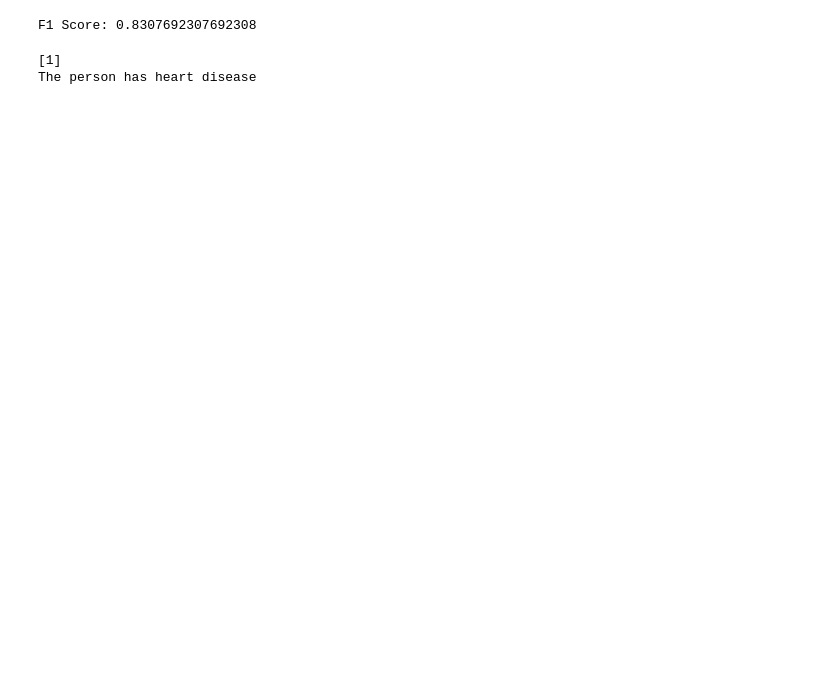
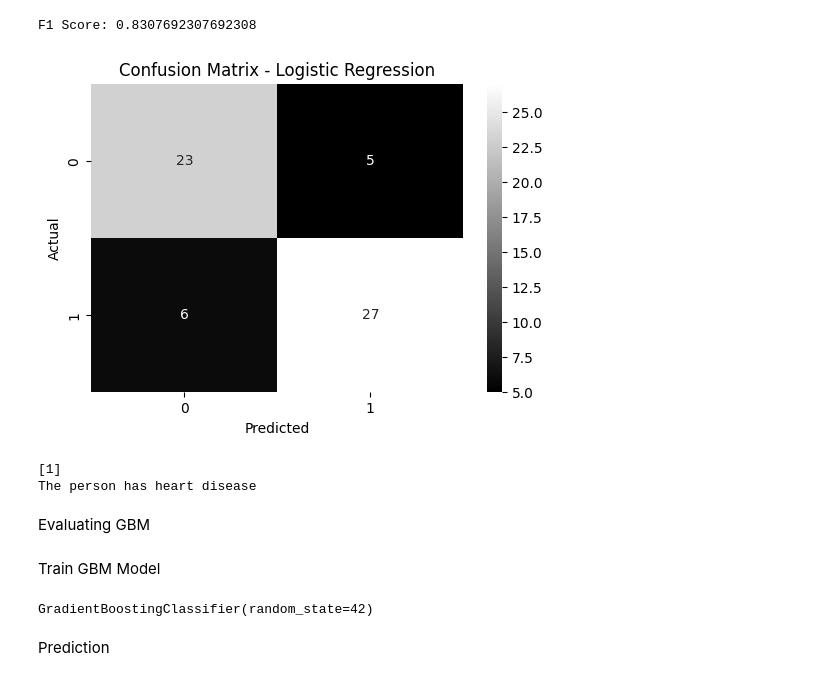
Before and after one commit to Susmi0350/Heart-Disease-Prediction, a Jupyter notebook: Project_Heart_Disease_Prediction.ipynb, the cells around one changed output. Drawn from its saved outputs; the diff is of its cells as text; code cells hidden in the pictures; blank space fills up the shorter version.

```diff
--- a/Project_Heart_Disease_Prediction.ipynb
+++ b/Project_Heart_Disease_Prediction.ipynb
@@ -224,6 +241,16 @@ test_data_f1 = f1_score(Y_test, X_test_prediction)
 print("F1 Score:", test_data_f1)
 # %% [output]
 F1 Score: 0.8307692307692308
+# %%
+cm = confusion_matrix(Y_test, X_test_prediction)
+plt.figure(figsize=(6, 4))
+sns.heatmap(cm, annot=True, fmt='d', cmap='gray')
+plt.title("Confusion Matrix - Logistic Regression")
+plt.xlabel("Predicted")
+plt.ylabel("Actual")
+plt.show()
+# %% [output]
+[figure, added]
 # %%
 input_data = (41,0,1,130,204,0,0,172,0,1.4,2,0,2)
 
@@ -244,3 +271,5 @@ else:
 # %% [output]
 [1]
 The person has heart disease
+# %% [markdown]
+Evaluating GBM
@@ -246,0 +283,8 @@ The person has heart disease
+# %% [markdown]
+Train GBM Model
+# %%
+gbm.fit(X_train, Y_train)
+# %% [output]
+GradientBoostingClassifier(random_state=42)
+# %% [markdown]
+Prediction
```
Also changed, not shown: parts of 32 cells of this notebook.
